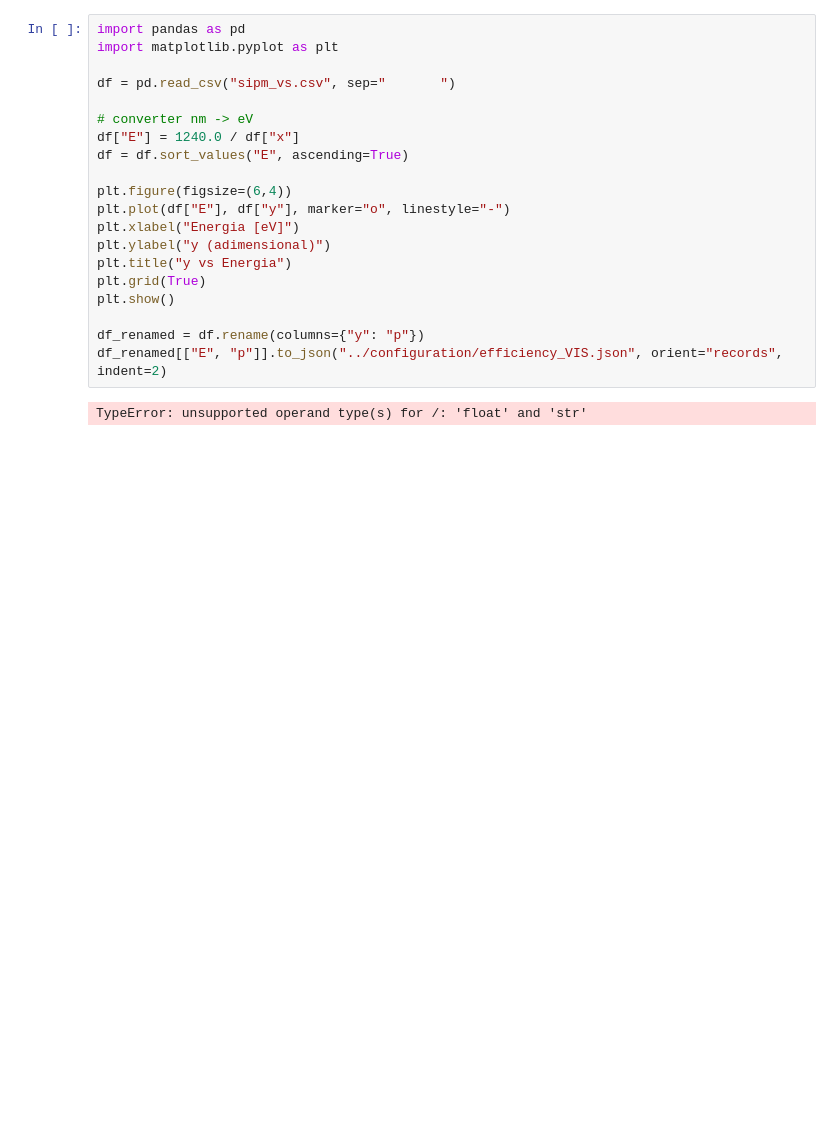
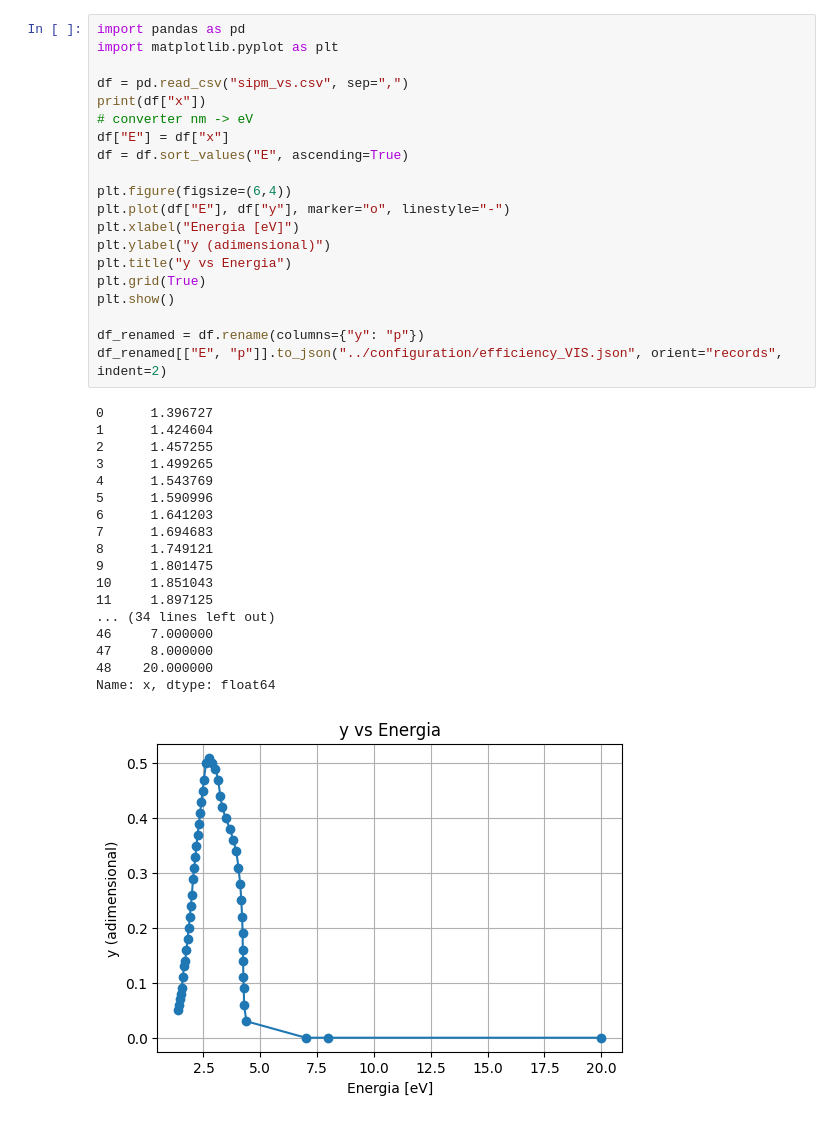
Before and after one commit to GBotogoske/projeto_geant4_final, a Jupyter notebook: project/scripts/calculate_sipm.ipynb, the cells around one changed output. Saved outputs shown, nothing was run; the diff lists cells and outputs as text; blank space fills up the shorter version.

```diff
--- a/project/scripts/calculate_sipm.ipynb
+++ b/project/scripts/calculate_sipm.ipynb
@@ -1,25 +1,42 @@
 # %%
 import pandas as pd
 import matplotlib.pyplot as plt
 
-df = pd.read_csv("sipm_vs.csv", sep="	    ")
-
+df = pd.read_csv("sipm_vs.csv", sep=",")
+print(df["x"])
 # converter nm -> eV
-df["E"] = 1240.0 / df["x"]
+df["E"] = df["x"]
 df = df.sort_values("E", ascending=True)
 
 plt.figure(figsize=(6,4))
 plt.plot(df["E"], df["y"], marker="o", linestyle="-")
 plt.xlabel("Energia [eV]")
 plt.ylabel("y (adimensional)")
 plt.title("y vs Energia")
 plt.grid(True)
 plt.show()
 
 df_renamed = df.rename(columns={"y": "p"})
 df_renamed[["E", "p"]].to_json("../configuration/efficiency_VIS.json", orient="records", indent=2)
 # %% [output]
-TypeError: unsupported operand type(s) for /: 'float' and 'str'
+0      1.396727
+1      1.424604
+2      1.457255
+3      1.499265
+4      1.543769
+5      1.590996
+6      1.641203
+7      1.694683
+8      1.749121
+9      1.801475
+10     1.851043
+11     1.897125
+... (34 lines left out)
+46     7.000000
+47     8.000000
+48    20.000000
+Name: x, dtype: float64
+[figure, added]
 # %%
 import pandas as pd
 import matplotlib.pyplot as plt
```
Also changed, not shown: parts of 1 cell of this notebook, 4 other files.
